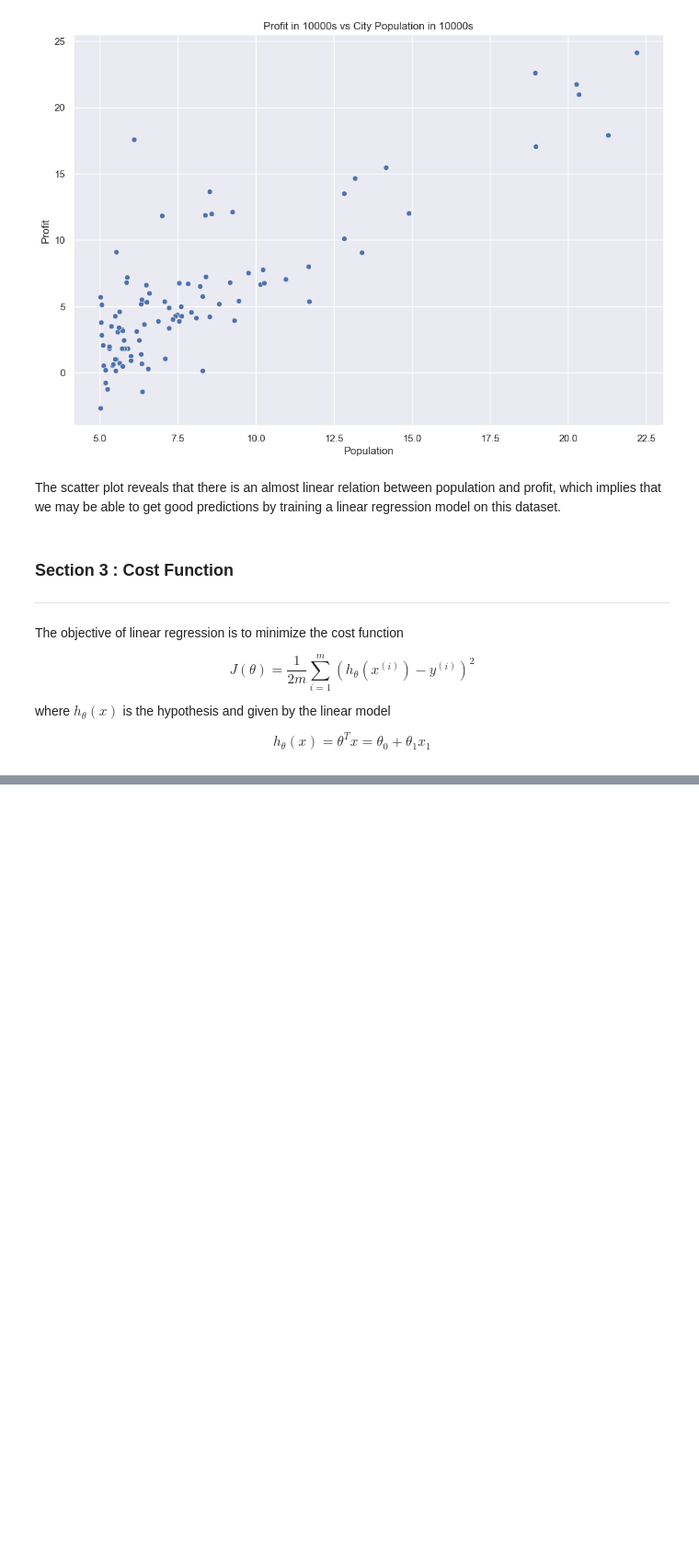
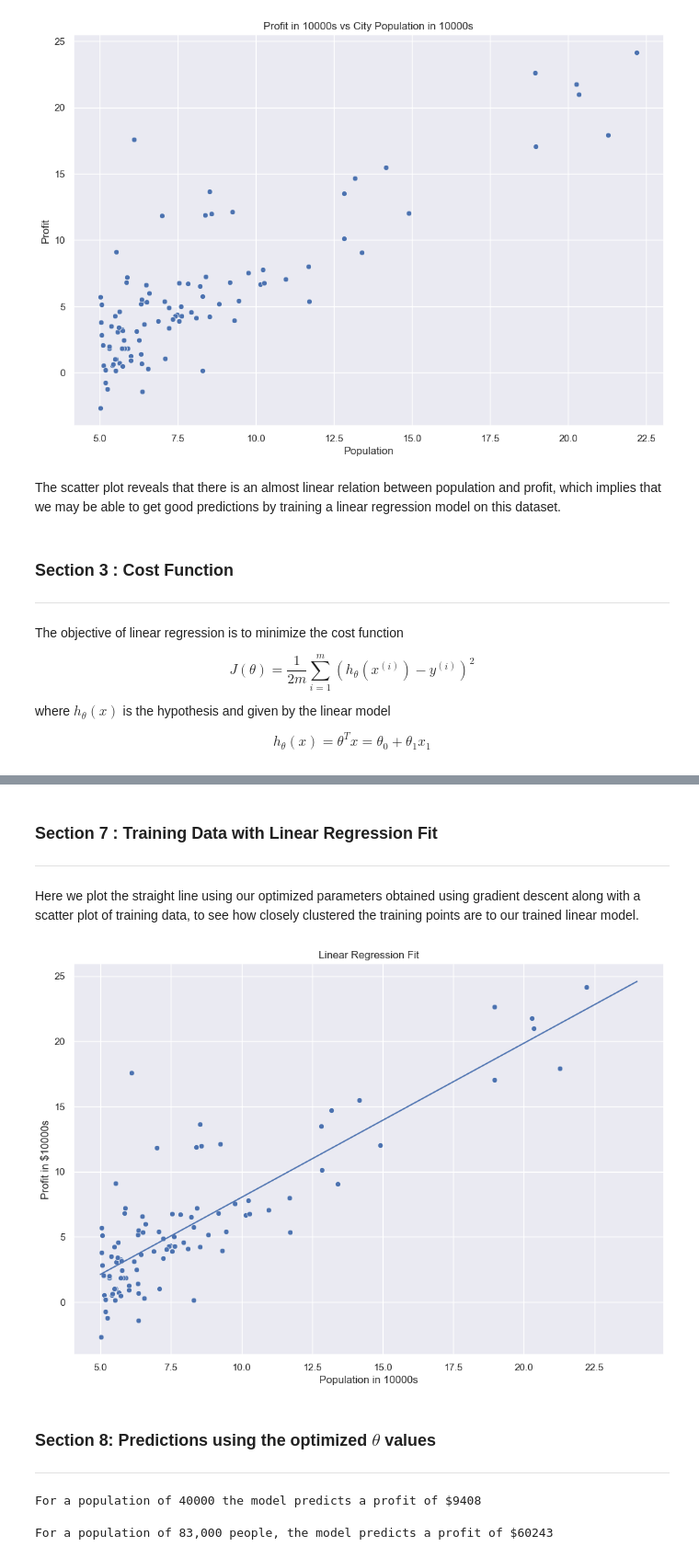
Before and after one commit to Consistent-Milk/DS_Notes, a Jupyter notebook: Capstone Projects/Gradient Descent/Notes.ipynb, the cells around one changed output, grey strips where cells are left out. Shown at 92% size. Drawn from its saved outputs; the diff is of its cells as text; code cells hidden in the pictures; blank space fills up the shorter version.

```diff
--- a/Capstone Projects/Gradient Descent/Notes.ipynb
+++ b/Capstone Projects/Gradient Descent/Notes.ipynb
@@ -97,0 +237,22 @@ $$h_{\theta}(x) = \theta^Tx = \theta_0 + \theta_1x_1$$
+# %% [markdown]
+### Section 7 : Training Data with Linear Regression Fit
+---
+# %% [markdown]
+Here we plot the straight line using our optimized parameters obtained using gradient descent along with a scatter plot of training data, to see how closely clustered the training points are to our trained linear model.
+# %%
+theta = np.squeeze(theta)
+sns.scatterplot(x="Population", y="Profit", data=df)
+
+x_value = [x for x in range(5, 25)]
+y_value = [(x*theta[1] + theta[0]) for x in x_value]
+sns.lineplot(x=x_value, y=y_value)
+
+plt.xlabel("Population in 10000s")
+plt.ylabel("Profit in $10000s")
+plt.title("Linear Regression Fit")
+plt.show()
+# %% [output]
+[figure, added]
+# %% [markdown]
+### Section 8: Predictions using the optimized $\theta$ values
+---
@@ -97,0 +263,10 @@ $$h_{\theta}(x) = \theta^Tx = \theta_0 + \theta_1x_1$$
+# %%
+y_pred_1 = predict(np.array([1, 4]), theta) * 10000
+print(f"For a population of 40000 the model predicts a profit of ${y_pred_1:.0f}")
+# %% [output]
+For a population of 40000 the model predicts a profit of $9408
+# %%
+y_pred_2 = predict(np.array([1, 8.3]), theta) * 10000
+print(f"For a population of 83,000 people, the model predicts a profit of ${y_pred_2:.0f}")
+# %% [output]
+For a population of 83,000 people, the model predicts a profit of $60243
```
Also changed, not shown: parts of 17 cells of this notebook.
